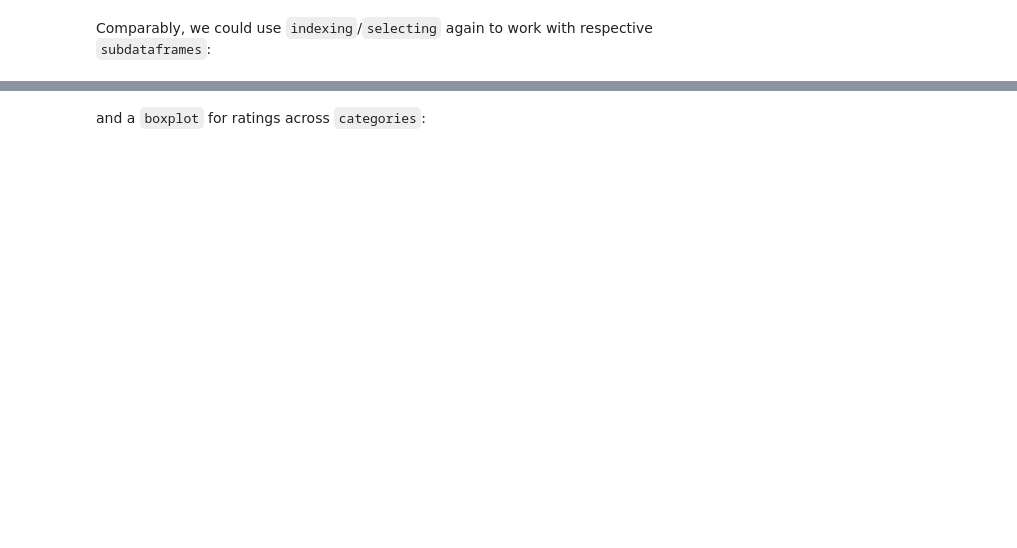
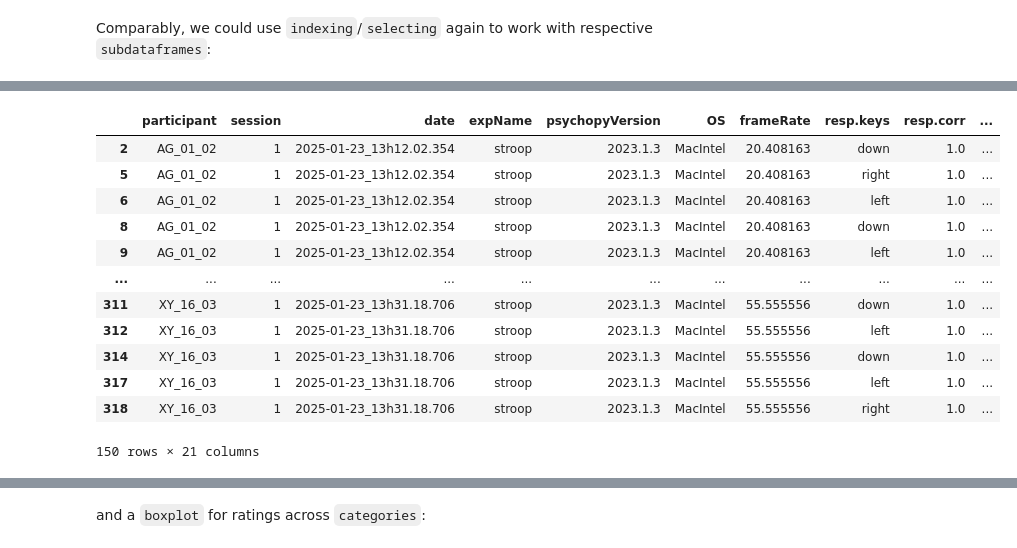
Before and after one commit to MarkovYu/Python_For_Psychologists_24, a Jupyter notebook: lecture/_build/jupyter_execute/analyses/intro_data_analyzes_visualization.ipynb, the cells around one changed output, grey strips where cells are left out. Drawn from its saved outputs; the diff is of its cells as text; code cells hidden in the pictures; blank space fills up the shorter version.

```diff
--- a/lecture/_build/jupyter_execute/analyses/intro_data_analyzes_visualization.ipynb
+++ b/lecture/_build/jupyter_execute/analyses/intro_data_analyzes_visualization.ipynb
@@ -1023,3 +1003,19 @@ dataframe_concat[dataframe_concat['category']=='movie']
+# %%
+cleaned_df[cleaned_df['congruent']==1]
+# %% [output]
+|  | participant | session | date | expName | psychopyVersion | OS | frameRate | resp.keys | resp.corr | ... |
+| 2 | AG_01_02 | 1 | 2025-01-23_13h12.02.354 | stroop | 2023.1.3 | MacIntel | 20.408163 | down | 1.0 | ... |
+| 5 | AG_01_02 | 1 | 2025-01-23_13h12.02.354 | stroop | 2023.1.3 | MacIntel | 20.408163 | right | 1.0 | ... |
+| 6 | AG_01_02 | 1 | 2025-01-23_13h12.02.354 | stroop | 2023.1.3 | MacIntel | 20.408163 | left | 1.0 | ... |
+| 8 | AG_01_02 | 1 | 2025-01-23_13h12.02.354 | stroop | 2023.1.3 | MacIntel | 20.408163 | down | 1.0 | ... |
+| 9 | AG_01_02 | 1 | 2025-01-23_13h12.02.354 | stroop | 2023.1.3 | MacIntel | 20.408163 | left | 1.0 | ... |
+| ... | ... | ... | ... | ... | ... | ... | ... | ... | ... | ... |
+| 311 | XY_16_03 | 1 | 2025-01-23_13h31.18.706 | stroop | 2023.1.3 | MacIntel | 55.555556 | down | 1.0 | ... |
+| 312 | XY_16_03 | 1 | 2025-01-23_13h31.18.706 | stroop | 2023.1.3 | MacIntel | 55.555556 | left | 1.0 | ... |
+| 314 | XY_16_03 | 1 | 2025-01-23_13h31.18.706 | stroop | 2023.1.3 | MacIntel | 55.555556 | down | 1.0 | ... |
+| 317 | XY_16_03 | 1 | 2025-01-23_13h31.18.706 | stroop | 2023.1.3 | MacIntel | 55.555556 | left | 1.0 | ... |
+| 318 | XY_16_03 | 1 | 2025-01-23_13h31.18.706 | stroop | 2023.1.3 | MacIntel | 55.555556 | right | 1.0 | ... |
+150 rows × 21 columns
 # %% [markdown]
 With that, we could start `visualizing` and analyzing our `data` via `inferential statistics`. Regarding the former, `pandas` even has some built-in `functions` for `basic plotting`. Here, some spoilers: a `histogram` for `movie ratings`
 
```
Also changed, not shown: parts of 60 cells of this notebook, 13 other files.
